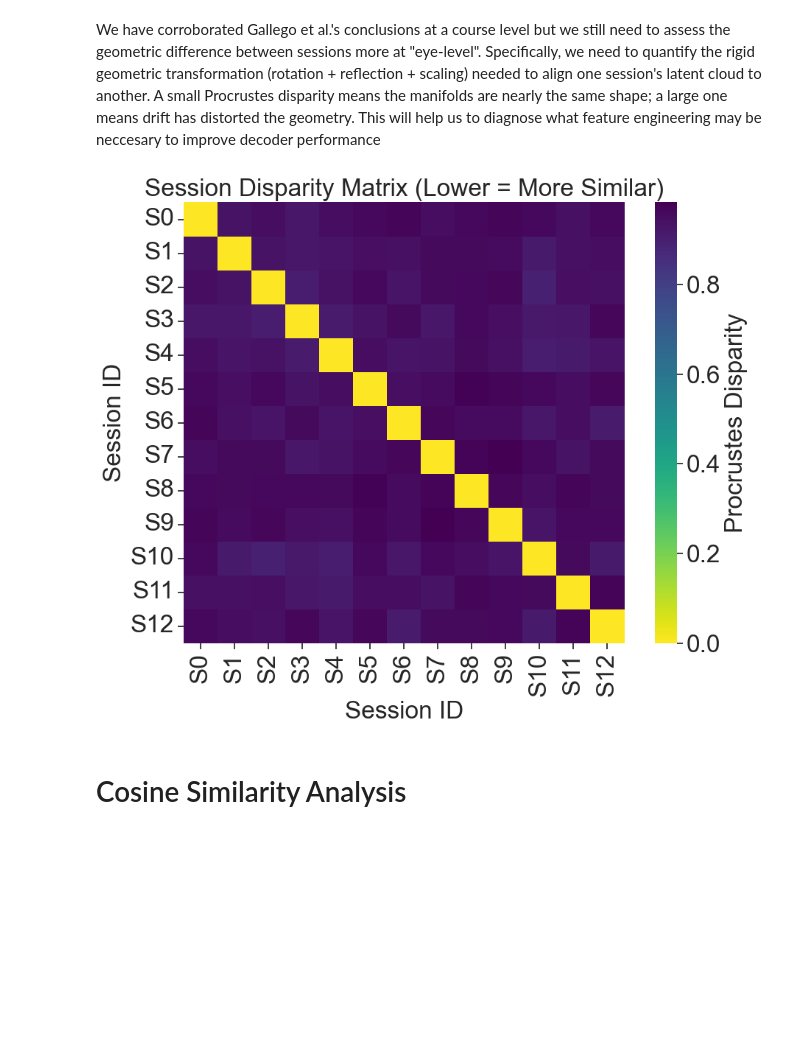
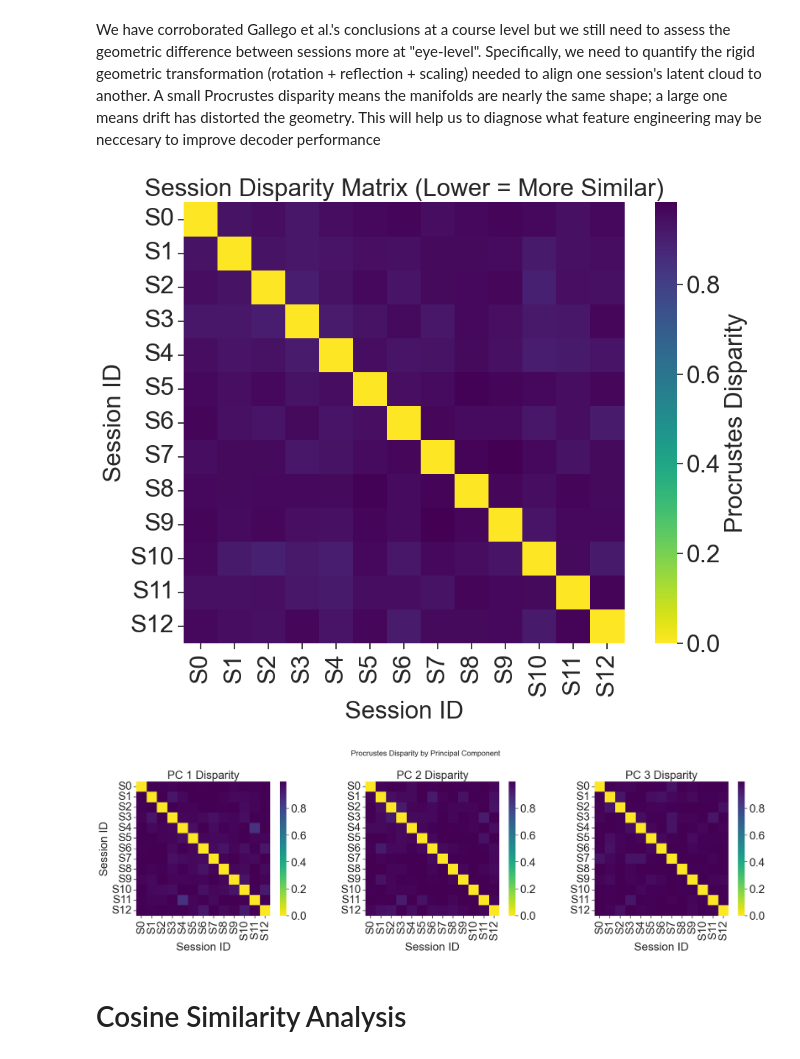
Before and after one commit to HelloUniversePyC/Falcon-Neuro-Geometry, a Jupyter notebook: drift_characterization.ipynb, the cells around one changed output. Drawn from its saved outputs; the diff is of its cells as text; code cells hidden in the pictures; blank space fills up the shorter version.

```diff
--- a/drift_characterization.ipynb
+++ b/drift_characterization.ipynb
@@ -514,34 +514,67 @@ from scipy.linalg import orthogonal_procrustes
 # align session-mean-subtracted PC trajectories
 # subsample to same length N for comparability
 N_ALIGN = 500
 disparity_matrix = np.zeros((n_sessions, n_sessions))
 
 for i, sid_i in enumerate(session_ids):
     Xi = projected[sid_i][:N_ALIGN, :10]  # top 10 PCs, first N_ALIGN timepoints
     for j, sid_j in enumerate(session_ids):
         Xj = projected[sid_j][:N_ALIGN, :10]
         _, _, disparity = procrustes(Xi, Xj)
         disparity_matrix[i, j] = disparity
 
 plt.figure(figsize=(10, 8))
 
 # Create heatmap
 sns.heatmap(
     disparity_matrix,
     xticklabels=session_ids,
     yticklabels=session_ids,
-    cmap="viridis_r", # "viridis_r" or "magma" often good for distances
+    cmap="viridis_r",
     square=True,
     cbar_kws={'label': 'Procrustes Disparity'}
 )
 
 plt.title("Session Disparity Matrix (Lower = More Similar)")
 plt.xlabel("Session ID")
 plt.ylabel("Session ID")
 plt.tight_layout()
 plt.show()
+
+# Plot individual heatmaps for the first few components
+fig, axes = plt.subplots(1, 3, figsize=(21, 6))
+
+for k in range(3): # Plot for PC0, PC1, PC2
+    disparity_matrix_pc = np.zeros((n_sessions, n_sessions))
+    for i, sid_i in enumerate(session_ids):
+        Xi = projected[sid_i][:N_ALIGN, k].reshape(-1, 1)
+
+        for j, sid_j in enumerate(session_ids):
+            Xj = projected[sid_j][:N_ALIGN, k].reshape(-1, 1)
+            _, _, disparity = procrustes(Xi, Xj)
+            disparity_matrix_pc[i, j] = disparity
+
+
+    sns.heatmap(
+        disparity_matrix_pc,
+        ax=axes[k],
+        xticklabels=session_ids,
+        yticklabels=session_ids,
+        cmap='viridis_r',
+        annot=False,
+        square=True,
+        cbar=True
+    )
+    axes[k].set_title(f'PC {k+1} Disparity')
+    axes[k].set_xlabel("Session ID")
+    if k == 0: axes[k].set_ylabel("Session ID")
+
+plt.suptitle('Procrustes Disparity by Principal Component', fontsize=16)
+plt.tight_layout(rect=[0, 0, 1, 0.96])
+plt.show()
 # %% [output]
 [figure]
+[figure, added]
 # %% [markdown]
 # Cosine Similarity Analysis
 # %% [markdown]
```
Also changed, not shown: parts of 1 cell of this notebook.
